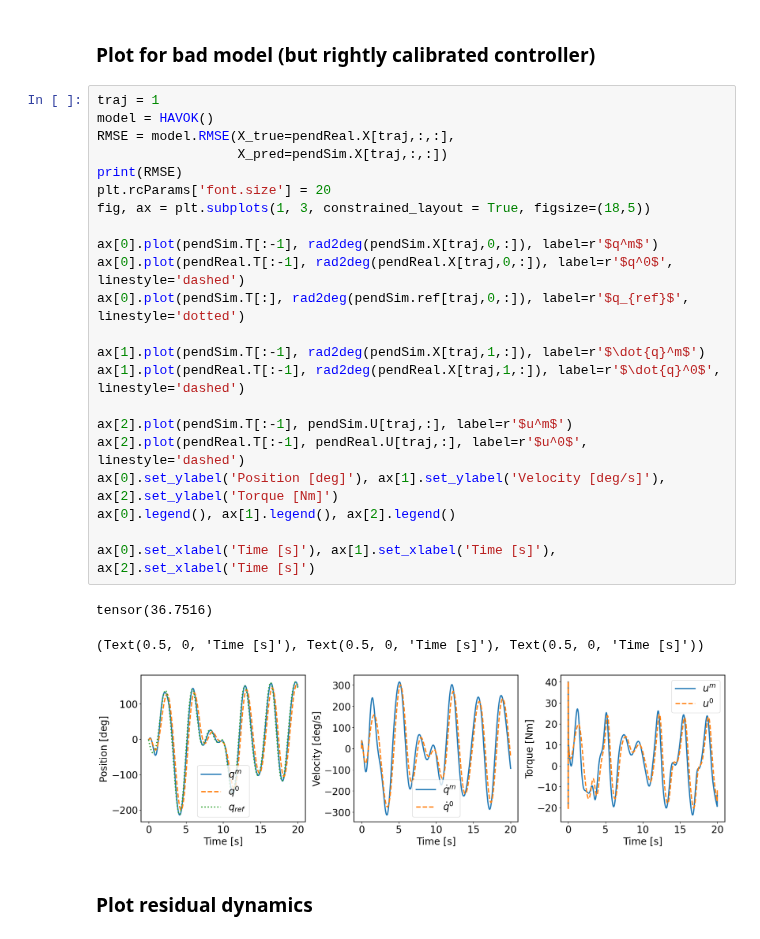
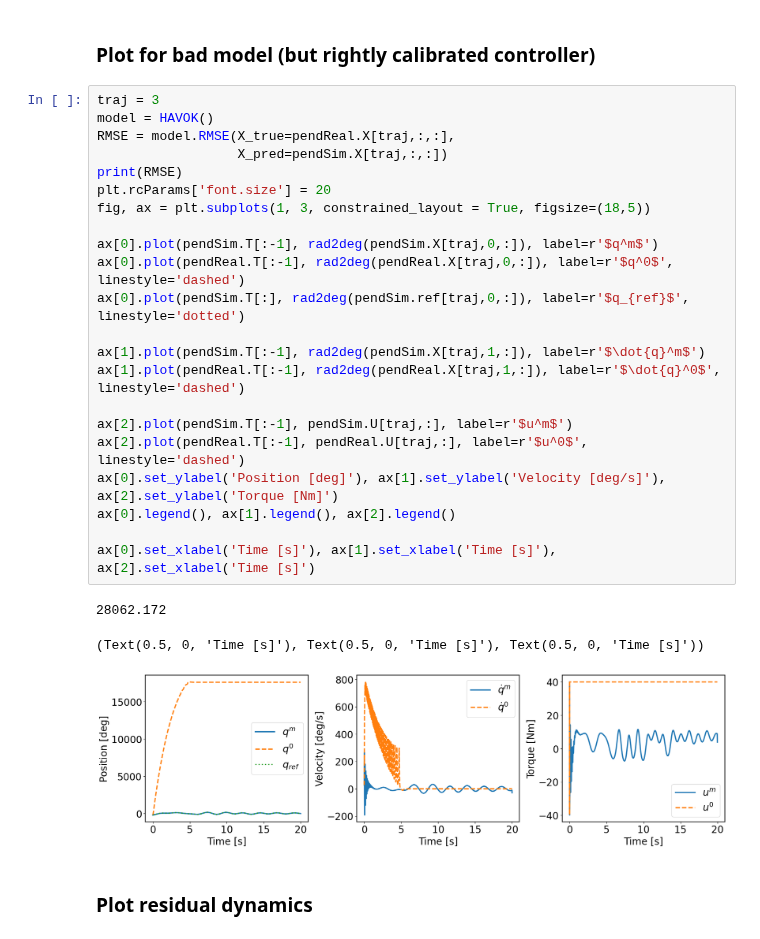
Before and after one commit to CedricFont/Subspace-learning-for-robot-application, a Jupyter notebook: LQR simulation/15_Uncertain_pendulum.ipynb, the cells around one changed output. Drawn from its saved outputs; the diff is of its cells as text.

```diff
--- a/LQR simulation/15_Uncertain_pendulum.ipynb
+++ b/LQR simulation/15_Uncertain_pendulum.ipynb
@@ -140,31 +140,31 @@ delta_X = pendReal.X - pendSim.X
 # %% [markdown]
 ### Plot for bad model (but rightly calibrated controller)
 # %%
-traj = 1
+traj = 3
 model = HAVOK()
 RMSE = model.RMSE(X_true=pendReal.X[traj,:,:],
                   X_pred=pendSim.X[traj,:,:])
 print(RMSE)
 plt.rcParams['font.size'] = 20
 fig, ax = plt.subplots(1, 3, constrained_layout = True, figsize=(18,5))
 
 ax[0].plot(pendSim.T[:-1], rad2deg(pendSim.X[traj,0,:]), label=r'$q^m$')
 ax[0].plot(pendReal.T[:-1], rad2deg(pendReal.X[traj,0,:]), label=r'$q^0$', linestyle='dashed')
 ax[0].plot(pendSim.T[:], rad2deg(pendSim.ref[traj,0,:]), label=r'$q_{ref}$', linestyle='dotted')
 
 ax[1].plot(pendSim.T[:-1], rad2deg(pendSim.X[traj,1,:]), label=r'$\dot{q}^m$')
 ax[1].plot(pendReal.T[:-1], rad2deg(pendReal.X[traj,1,:]), label=r'$\dot{q}^0$', linestyle='dashed')
 
 ax[2].plot(pendSim.T[:-1], pendSim.U[traj,:], label=r'$u^m$')
 ax[2].plot(pendReal.T[:-1], pendReal.U[traj,:], label=r'$u^0$', linestyle='dashed')
 ax[0].set_ylabel('Position [deg]'), ax[1].set_ylabel('Velocity [deg/s]'), ax[2].set_ylabel('Torque [Nm]')
 ax[0].legend(), ax[1].legend(), ax[2].legend()
 
 ax[0].set_xlabel('Time [s]'), ax[1].set_xlabel('Time [s]'), ax[2].set_xlabel('Time [s]')
 # %% [output]
-tensor(36.7516)
+28062.172
 (Text(0.5, 0, 'Time [s]'), Text(0.5, 0, 'Time [s]'), Text(0.5, 0, 'Time [s]'))
-[figure, old version]
+[figure, new version]
 # %% [markdown]
 ### Plot residual dynamics
 # %%
```
Also changed, not shown: parts of 8 cells of this notebook, 3 other files.
